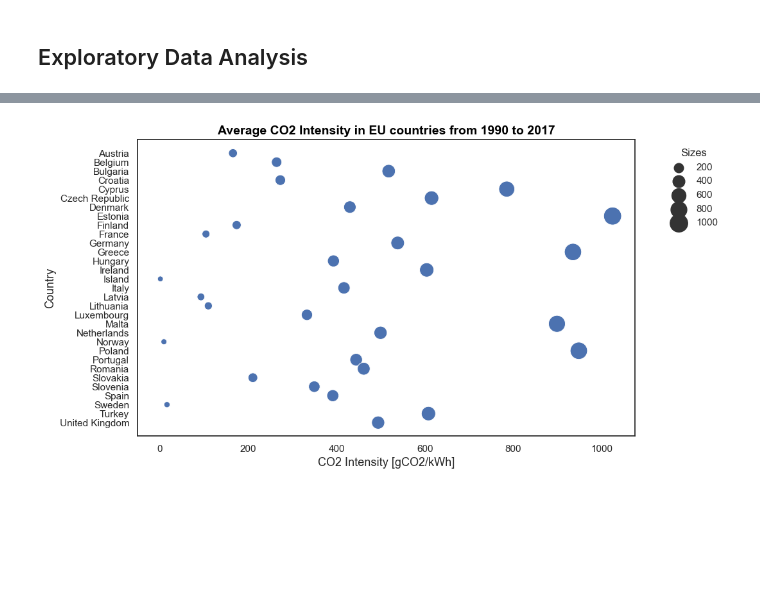
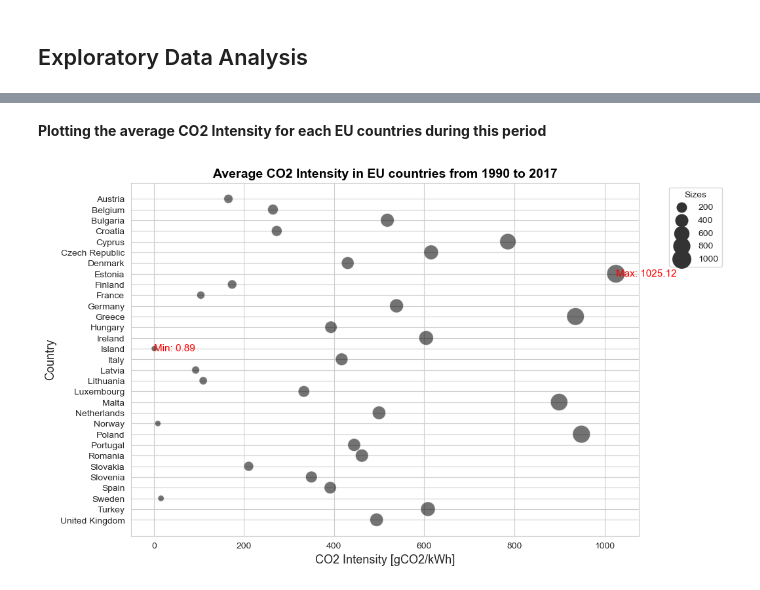
Before and after one commit to endritmustafa96/CO2-INTENSITY-OF-ELECTRICITY-GENERATION-IN-EU-COUNTRIES, a Jupyter notebook: CO2 Intensity of Electricity Generation/CO2_Intensity_Electricity_Analysis_EU.ipynb, the cells around one changed output, grey strips where cells are left out. Drawn from its saved outputs; the diff is of its cells as text; code cells hidden in the pictures; blank space fills up the shorter version.

```diff
--- a/CO2 Intensity of Electricity Generation/CO2_Intensity_Electricity_Analysis_EU.ipynb
+++ b/CO2 Intensity of Electricity Generation/CO2_Intensity_Electricity_Analysis_EU.ipynb
@@ -207,14 +284,29 @@ df_mean = pd.DataFrame({'Country_Name': average_CO2_Intensity.index, 'AverageVal
-# %%
-plt.figure(figsize=(10, 6))
-sns.scatterplot(x='AverageValue', y='Country_Name', data=df_mean,
-                size='AverageValue', sizes=(40, 400),palette='Blues')
-
-# Setting title and labels
-plt.title('Average CO2 Intensity in EU countries from 1990 to 2017', fontweight='bold', fontsize=14, color='black')
-plt.xlabel('CO2 Intensity [gCO2/kWh]', fontsize=13)
-plt.ylabel('Country', fontsize=13)
-plt.legend(title='Sizes', bbox_to_anchor=(1.05, 1), loc='upper left')
-
-plt.show()
-# %% [output]
-[figure, removed]
+# %% [markdown]
+**Plotting the average CO2 Intensity for each EU countries during this period**
+# %%
+# Calculating the average CO2 intensity for each country during 1990 to 2017
+average_CO2_Intensity = df_countries.groupby('Country_Name')['CO2_Intensity'].mean().reset_index()
+
+# Finding the country with the maximum and minimum average values
+max_country = average_CO2_Intensity.loc[average_CO2_Intensity['CO2_Intensity'].idxmax()]
+min_country = average_CO2_Intensity.loc[average_CO2_Intensity['CO2_Intensity'].idxmin()]
+
+# Plotting the average CO2 Intensity for each EU country through the years
+plt.figure(figsize=(10, 7))
+scatterplot = sns.scatterplot(x='CO2_Intensity', y='Country_Name', data=average_CO2_Intensity,
+                             size='CO2_Intensity', sizes=(40, 400), color='black', alpha=0.55)
+
+
+# Adding text for the maximum and minimum values
+plt.text(max_country['CO2_Intensity'], max_country['Country_Name'], f'Max: {max_country["CO2_Intensity"]:.2f}', fontsize=11, color='red', verticalalignment='center', horizontalalignment='left')
+plt.text(min_country['CO2_Intensity'], min_country['Country_Name'], f'Min: {min_country["CO2_Intensity"]:.2f}', fontsize=11, color='red', verticalalignment='center', horizontalalignment='left')
+
+# Setting title and labels
+plt.title('Average CO2 Intensity in EU countries from 1990 to 2017', fontweight='bold', fontsize=14, color='black')
+plt.xlabel('CO2 Intensity [gCO2/kWh]', fontsize=13)
+plt.ylabel('Country', fontsize=13)
+plt.legend(title='Sizes', bbox_to_anchor=(1.05, 1), loc='upper left')
+
+plt.show()
+# %% [output]
+[figure, added]
```
Also changed, not shown: parts of 46 cells of this notebook.
